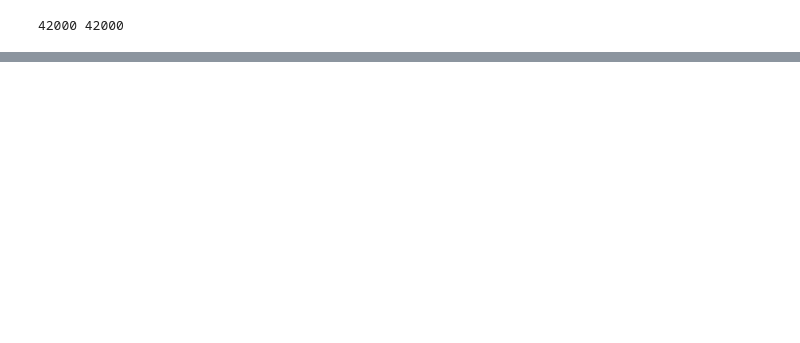
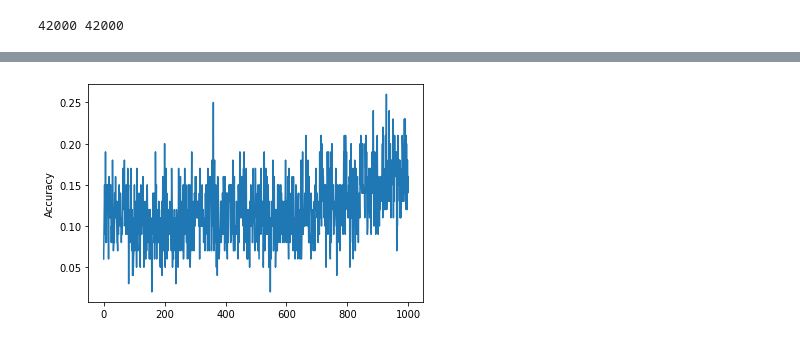
Before and after one commit to danmunson/simple_net, a Jupyter notebook: notebooks/test_mnist.ipynb, the cells around one changed output, grey strips where cells are left out. Cells and saved outputs as stored; diff of their text form; code cells hidden in the pictures; blank space fills up the shorter version.

```diff
--- a/notebooks/test_mnist.ipynb
+++ b/notebooks/test_mnist.ipynb
@@ -68,0 +88,9 @@ plt.show()
+# %%
+plt.plot(
+    [i for i in range(len(NN._epochs))],
+    [acc for acc in accuracy_over_time]
+)
+plt.ylabel('Accuracy')
+plt.show()
+# %% [output]
+[figure, added]
```
Also changed, not shown: parts of 4 cells of this notebook, 4 other files.
